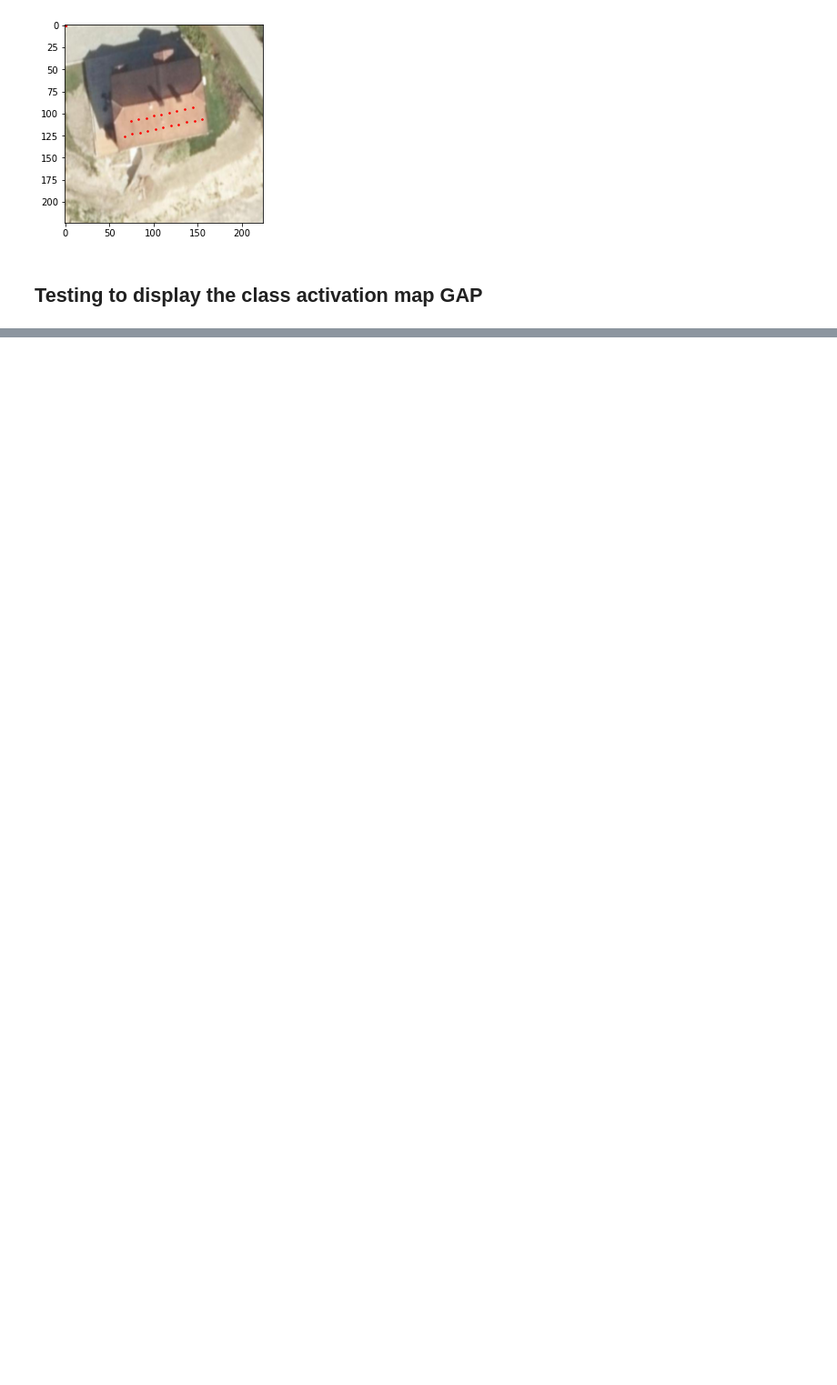
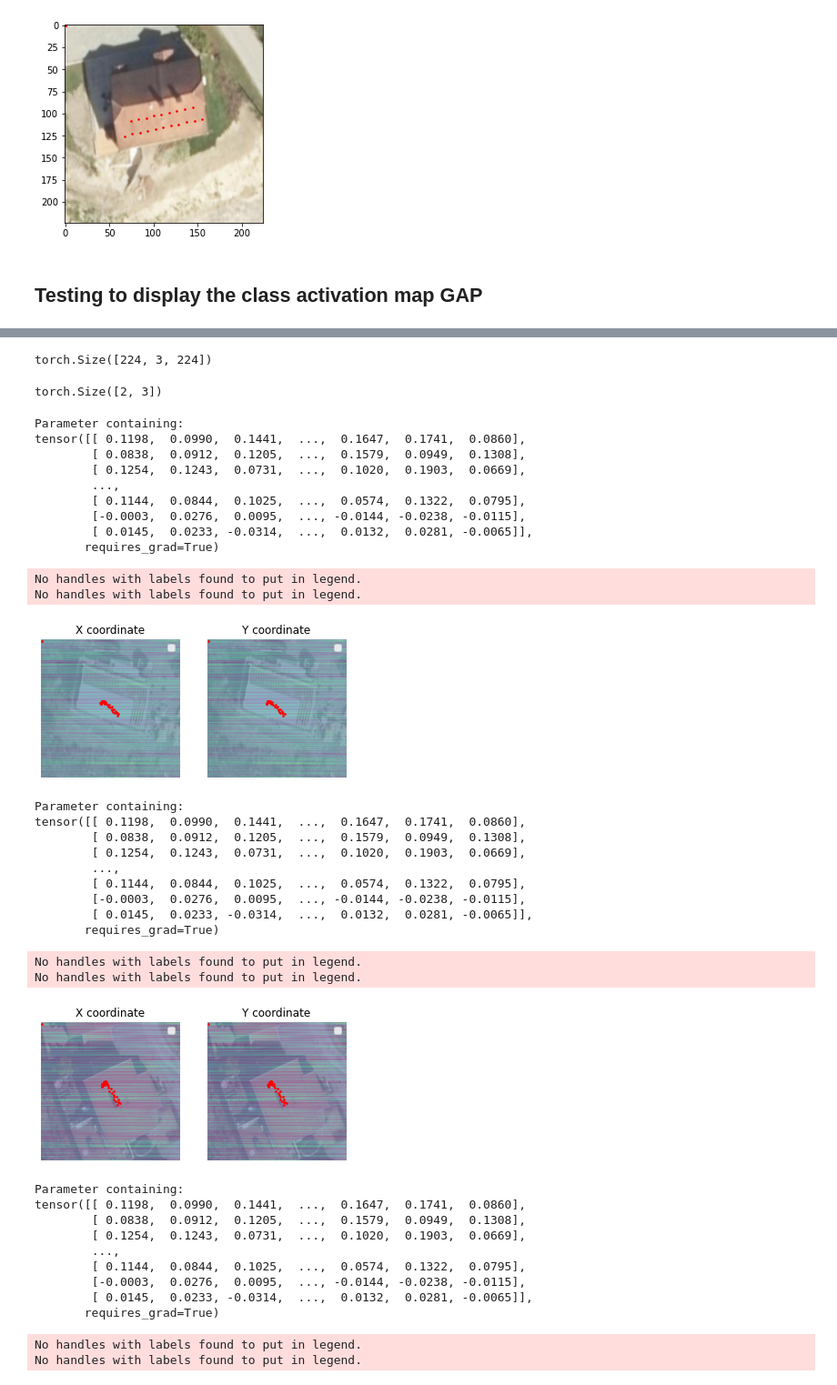
Before and after one commit to WizenPainter/autotetris, a Jupyter notebook: individual_tests/alejandro/alejandro_test.ipynb, the cells around one changed output, grey strips where cells are left out. Shown at 91% size. Cells and saved outputs as stored; diff of their text form; code cells hidden in the pictures; blank space fills up the shorter version.

```diff
--- a/individual_tests/alejandro/alejandro_test.ipynb
+++ b/individual_tests/alejandro/alejandro_test.ipynb
@@ -236,0 +327,4 @@ show_centroids(image, centroid[0], tensor=True)
+# %%
+image.shape
+# %% [output]
+torch.Size([224, 3, 224])
@@ -236,0 +333,42 @@ show_centroids(image, centroid[0], tensor=True)
+# %%
+t.squeeze().shape
+# %% [output]
+torch.Size([2, 3])
+# %%
+plot_activation_map_images(model, test_loader, 3, 0,20)
+# %% [output]
+Parameter containing:
+tensor([[ 0.1198,  0.0990,  0.1441,  ...,  0.1647,  0.1741,  0.0860],
+        [ 0.0838,  0.0912,  0.1205,  ...,  0.1579,  0.0949,  0.1308],
+        [ 0.1254,  0.1243,  0.0731,  ...,  0.1020,  0.1903,  0.0669],
+        ...,
+        [ 0.1144,  0.0844,  0.1025,  ...,  0.0574,  0.1322,  0.0795],
+        [-0.0003,  0.0276,  0.0095,  ..., -0.0144, -0.0238, -0.0115],
+        [ 0.0145,  0.0233, -0.0314,  ...,  0.0132,  0.0281, -0.0065]],
+       requires_grad=True)
+No handles with labels found to put in legend.
+No handles with labels found to put in legend.
+[figure, added]
+Parameter containing:
+tensor([[ 0.1198,  0.0990,  0.1441,  ...,  0.1647,  0.1741,  0.0860],
+        [ 0.0838,  0.0912,  0.1205,  ...,  0.1579,  0.0949,  0.1308],
+        [ 0.1254,  0.1243,  0.0731,  ...,  0.1020,  0.1903,  0.0669],
+        ...,
+        [ 0.1144,  0.0844,  0.1025,  ...,  0.0574,  0.1322,  0.0795],
+        [-0.0003,  0.0276,  0.0095,  ..., -0.0144, -0.0238, -0.0115],
+        [ 0.0145,  0.0233, -0.0314,  ...,  0.0132,  0.0281, -0.0065]],
+       requires_grad=True)
+No handles with labels found to put in legend.
+No handles with labels found to put in legend.
+[figure, added]
+Parameter containing:
+tensor([[ 0.1198,  0.0990,  0.1441,  ...,  0.1647,  0.1741,  0.0860],
+        [ 0.0838,  0.0912,  0.1205,  ...,  0.1579,  0.0949,  0.1308],
+        [ 0.1254,  0.1243,  0.0731,  ...,  0.1020,  0.1903,  0.0669],
+        ...,
+        [ 0.1144,  0.0844,  0.1025,  ...,  0.0574,  0.1322,  0.0795],
+        [-0.0003,  0.0276,  0.0095,  ..., -0.0144, -0.0238, -0.0115],
+        [ 0.0145,  0.0233, -0.0314,  ...,  0.0132,  0.0281, -0.0065]],
+       requires_grad=True)
+No handles with labels found to put in legend.
+No handles with labels found to put in legend.
```
Also changed, not shown: parts of 21 cells of this notebook, 2 other files.
